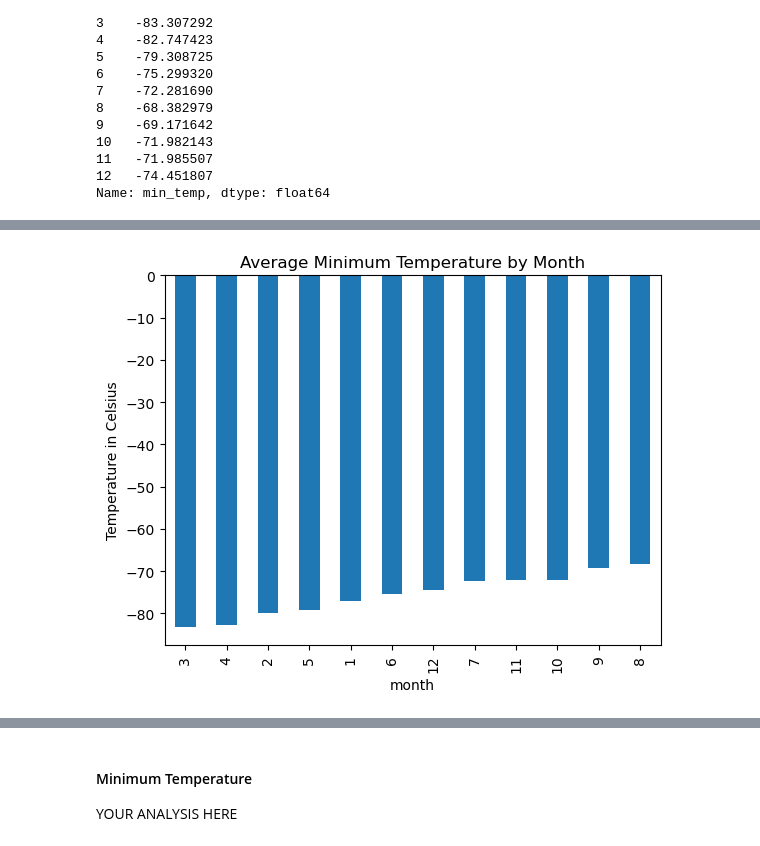
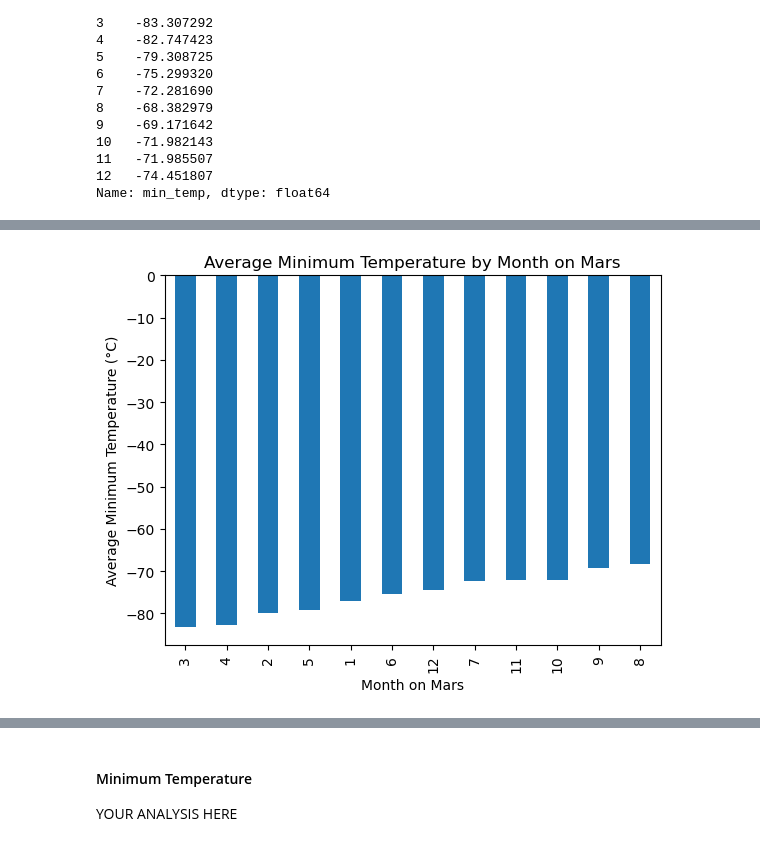
Before and after one commit to deangelica23/Data_Collection, a Jupyter notebook: part_2_mars_weather.ipynb, the cells around one changed output, grey strips where cells are left out. Saved outputs shown, nothing was run; the diff lists cells and outputs as text; code cells hidden in the pictures.

```diff
--- a/part_2_mars_weather.ipynb
+++ b/part_2_mars_weather.ipynb
@@ -113,2 +93,10 @@ dtype: object
+# %%
+# Change data types for data analysis
+mars_mission_df['terrestrial_date'] = pd.to_datetime(mars_mission_df['terrestrial_date'])
+mars_mission_df['sol'] = mars_mission_df['sol'].astype(int)
+mars_mission_df['ls'] = mars_mission_df['ls'].astype(int)
+mars_mission_df['month'] = mars_mission_df['month'].astype(int)
+mars_mission_df['min_temp'] = mars_mission_df['min_temp'].astype(float)
+mars_mission_df['pressure'] = mars_mission_df['pressure'].astype(float)
 # %%
 # Confirm type changes were successful by examining data types again
@@ -138,6 +141,8 @@ Analyze your dataset by using Pandas functions to answer the following questions
 1867
 # %%
 # 3. What is the average minimum temperature by month?
+avg_min_temp_by_month = mars_mission_df.groupby('month')['min_temp'].mean()
+avg_min_temp_by_month
 # %% [output]
 month
 1    -77.160920
@@ -160,6 +175,22 @@ Name: min_temp, dtype: float64
 # %%
 # Identify the coldest and hottest months in Curiosity's location by sorting the previous graph
+
+
+sorted_avg_min_temp = avg_min_temp_by_month.sort_values(ascending=True)
+
+coldest_month = sorted_avg_min_temp.min()
+hottest_month = sorted_avg_min_temp.max()
+
+
+sorted_avg_min_temp.plot(kind='bar')
+
+
+plt.xlabel('Month on Mars')
+plt.ylabel('Average Minimum Temperature (°C)')
+plt.title('Average Minimum Temperature by Month on Mars')
+
+plt.show()
 # %% [output]
-[figure, old version]
+[figure, new version]
 # %%
 # 4. What is the average pressure by month?
```
Also changed, not shown: parts of 14 cells of this notebook, 1 other file.
